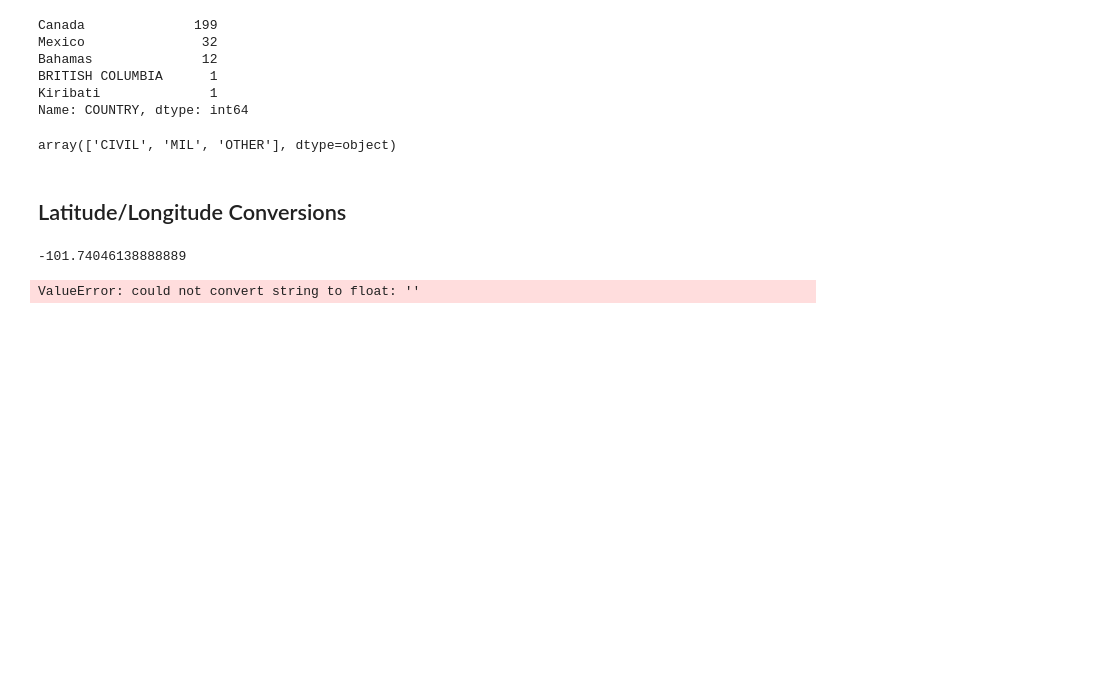
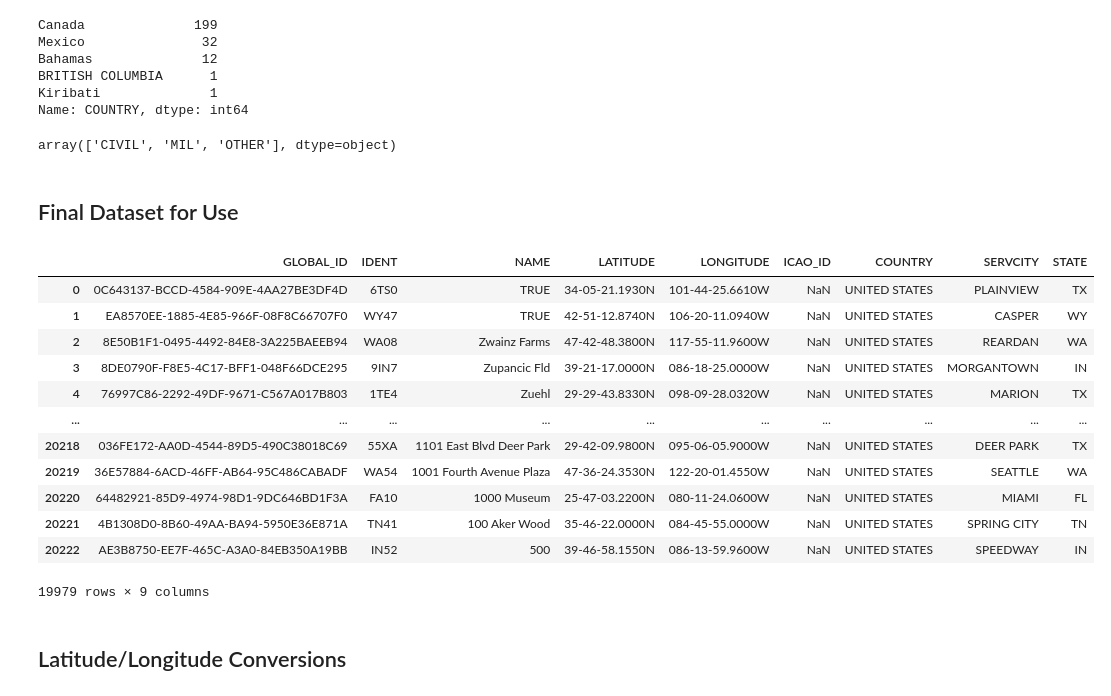
Before and after one commit to LexMG/DAEN690-FAA-UAS, a Jupyter notebook: Exploratory_Airports.ipynb, the cells around one changed output. Saved outputs shown, nothing was run; the diff lists cells and outputs as text; code cells hidden in the pictures; blank space fills up the shorter version.

```diff
--- a/Exploratory_Airports.ipynb
+++ b/Exploratory_Airports.ipynb
@@ -179,6 +179,35 @@ Name: COUNTRY, dtype: int64
 airports[airports["ICAO_ID"].isnull()]["MIL_CODE"].unique() #unique countries that have instances of airports with no ICAO_ID
 # %% [output]
 array(['CIVIL', 'MIL', 'OTHER'], dtype=object)
+# %% [markdown]
+## Final Dataset for Use
+# %%
+# REMOVE records for which COUNTRY is Mexico, Canada, or Bahamas
+airports_final = airports
+
+airports_final = airports_final[airports_final.COUNTRY != 'Canada']
+airports_final = airports_final[airports_final.COUNTRY != 'Mexico']
+airports_final = airports_final[airports_final.COUNTRY != 'Bahamas']
+airports_final = airports_final[airports_final.COUNTRY != 'Kiribati']
+# %%
+# REMOVE fields beyond scope of the project
+airports_final = airports_final[['GLOBAL_ID', 'IDENT', 'NAME', 'LATITUDE', 'LONGITUDE', 'ICAO_ID', 'COUNTRY', 'SERVCITY', 'STATE']]
+# %%
+airports_final
+# %% [output]
+|  | GLOBAL_ID | IDENT | NAME | LATITUDE | LONGITUDE | ICAO_ID | COUNTRY | SERVCITY | STATE |
+| 0 | 0C643137-BCCD-4584-909E-4AA27BE3DF4D | 6TS0 | TRUE | 34-05-21.1930N | 101-44-25.6610W | NaN | UNITED STATES | PLAINVIEW | TX |
+| 1 | EA8570EE-1885-4E85-966F-08F8C66707F0 | WY47 | TRUE | 42-51-12.8740N | 106-20-11.0940W | NaN | UNITED STATES | CASPER | WY |
+| 2 | 8E50B1F1-0495-4492-84E8-3A225BAEEB94 | WA08 | Zwainz Farms | 47-42-48.3800N | 117-55-11.9600W | NaN | UNITED STATES | REARDAN | WA |
+| 3 | 8DE0790F-F8E5-4C17-BFF1-048F66DCE295 | 9IN7 | Zupancic Fld | 39-21-17.0000N | 086-18-25.0000W | NaN | UNITED STATES | MORGANTOWN | IN |
+| 4 | 76997C86-2292-49DF-9671-C567A017B803 | 1TE4 | Zuehl | 29-29-43.8330N | 098-09-28.0320W | NaN | UNITED STATES | MARION | TX |
+| ... | ... | ... | ... | ... | ... | ... | ... | ... | ... |
+| 20218 | 036FE172-AA0D-4544-89D5-490C38018C69 | 55XA | 1101 East Blvd Deer Park | 29-42-09.9800N | 095-06-05.9000W | NaN | UNITED STATES | DEER PARK | TX |
+| 20219 | 36E57884-6ACD-46FF-AB64-95C486CABADF | WA54 | 1001 Fourth Avenue Plaza | 47-36-24.3530N | 122-20-01.4550W | NaN | UNITED STATES | SEATTLE | WA |
+| 20220 | 64482921-85D9-4974-98D1-9DC646BD1F3A | FA10 | 1000 Museum | 25-47-03.2200N | 080-11-24.0600W | NaN | UNITED STATES | MIAMI | FL |
+| 20221 | 4B1308D0-8B60-49AA-BA94-5950E36E871A | TN41 | 100 Aker Wood | 35-46-22.0000N | 084-45-55.0000W | NaN | UNITED STATES | SPRING CITY | TN |
+| 20222 | AE3B8750-EE7F-465C-A3A0-84EB350A19BB | IN52 | 500 | 39-46-58.1550N | 086-13-59.9600W | NaN | UNITED STATES | SPEEDWAY | IN |
+19979 rows × 9 columns
 # %% [markdown]
 ## Latitude/Longitude Conversions
 # %%
@@ -196,15 +234,3 @@ def dms_to_dd (loc):
             dd *= -1
 
     return dd;
-# %%
-dms_to_dd(-101.74046138888889)
-# %% [output]
--101.74046138888889
-# %%
-airports2 = airports
-
-long = airports2['LONGITUDE']
-for i in range(len(lat)):
-    dms_to_dd(long[i])
-# %% [output]
-ValueError: could not convert string to float: ''
```
Also changed, not shown: parts of 5 cells of this notebook.
